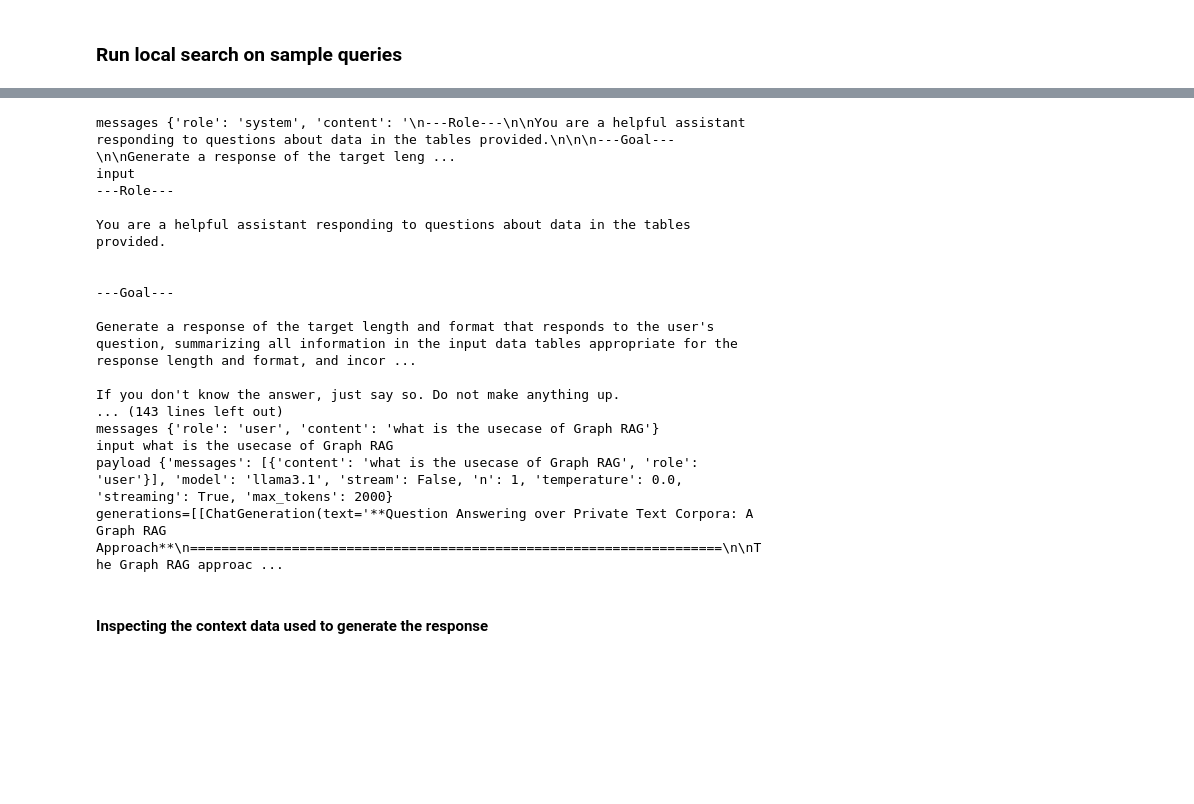
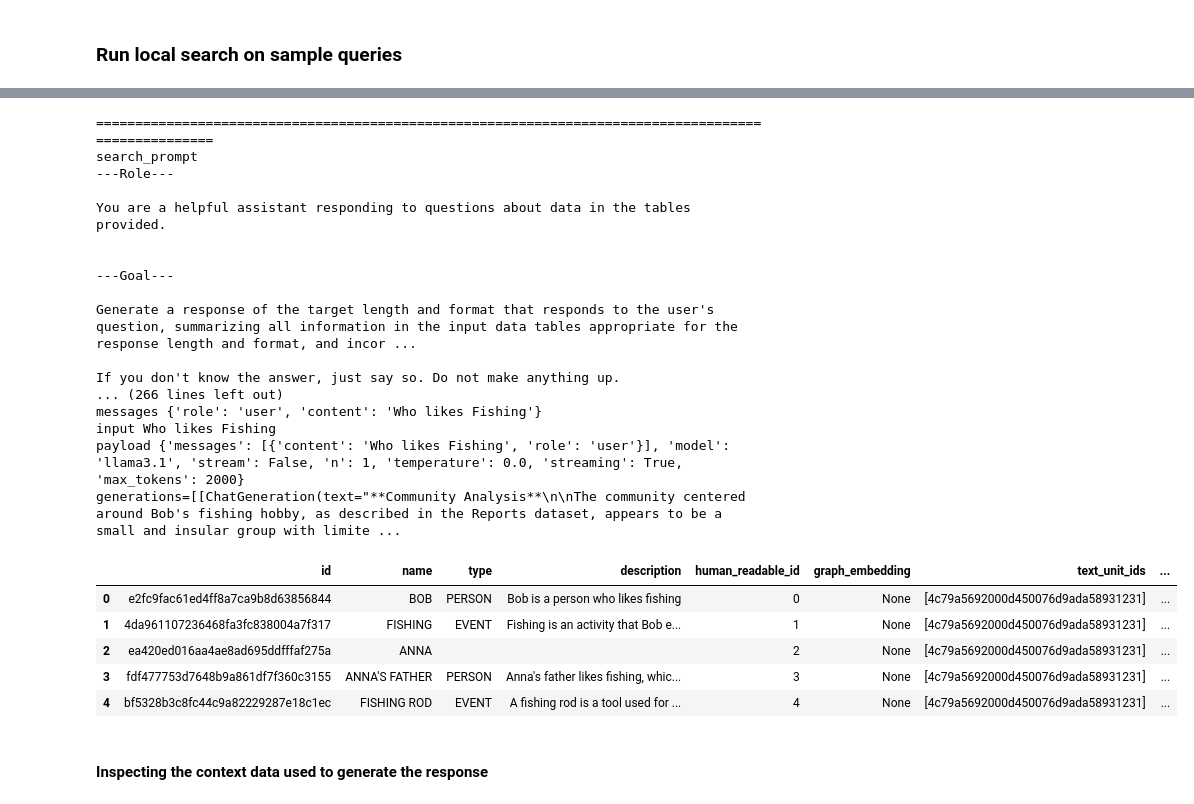
Before and after one commit to luiwie/microsoft_graphrag_local, a Jupyter notebook: examples_notebooks/local_search.ipynb, the cells around one changed output, grey strips where cells are left out. Saved outputs shown, nothing was run; the diff lists cells and outputs as text; code cells hidden in the pictures; blank space fills up the shorter version.

Commit message:
add delimiter and fix embeddings

```diff
--- a/examples_notebooks/local_search.ipynb
+++ b/examples_notebooks/local_search.ipynb
@@ -306,10 +340,10 @@ generations=[[ChatGeneration(text='**Graph RAG Approach: A Scalable Solution for
 # %%
-question = "what is the usecase of Graph RAG"
+question = "Who likes Fishing"
 result = await search_engine.asearch(question)
 print(result.response)
 # %% [output]
-messages {'role': 'system', 'content': '\n---Role---\n\nYou are a helpful assistant responding to questions about data in the tables provided.\n\n\n---Goal---\n\nGenerate a response of the target leng ...
-input
+====================================================================================================
+search_prompt
 ---Role---
 
 You are a helpful assistant responding to questions about data in the tables provided.
@@ -320,11 +354,20 @@ You are a helpful assistant responding to questions about data in the tables pro
 Generate a response of the target length and format that responds to the user's question, summarizing all information in the input data tables appropriate for the response length and format, and incor ...
 
 If you don't know the answer, just say so. Do not make anything up.
-... (143 lines left out)
-messages {'role': 'user', 'content': 'what is the usecase of Graph RAG'}
-input what is the usecase of Graph RAG
-payload {'messages': [{'content': 'what is the usecase of Graph RAG', 'role': 'user'}], 'model': 'llama3.1', 'stream': False, 'n': 1, 'temperature': 0.0, 'streaming': True, 'max_tokens': 2000}
-generations=[[ChatGeneration(text='**Question Answering over Private Text Corpora: A Graph RAG Approach**\n====================================================================\n\nThe Graph RAG approac ...
+... (266 lines left out)
+messages {'role': 'user', 'content': 'Who likes Fishing'}
+input Who likes Fishing
+payload {'messages': [{'content': 'Who likes Fishing', 'role': 'user'}], 'model': 'llama3.1', 'stream': False, 'n': 1, 'temperature': 0.0, 'streaming': True, 'max_tokens': 2000}
+generations=[[ChatGeneration(text="**Community Analysis**\n\nThe community centered around Bob's fishing hobby, as described in the Reports dataset, appears to be a small and insular group with limite ...
+# %%
+entity_embedding_df.head()
+# %% [output]
+|  | id | name | type | description | human_readable_id | graph_embedding | text_unit_ids | ... |
+| 0 | e2fc9fac61ed4ff8a7ca9b8d63856844 | BOB | PERSON | Bob is a person who likes fishing | 0 | None | [4c79a5692000d450076d9ada58931231] | ... |
+| 1 | 4da961107236468fa3fc838004a7f317 | FISHING | EVENT | Fishing is an activity that Bob e... | 1 | None | [4c79a5692000d450076d9ada58931231] | ... |
+| 2 | ea420ed016aa4ae8ad695ddfffaf275a | ANNA |  |  | 2 | None | [4c79a5692000d450076d9ada58931231] | ... |
+| 3 | fdf477753d7648b9a861df7f360c3155 | ANNA'S FATHER | PERSON | Anna's father likes fishing, whic... | 3 | None | [4c79a5692000d450076d9ada58931231] | ... |
+| 4 | bf5328b3c8fc44c9a82229287e18c1ec | FISHING ROD | EVENT | A fishing rod is a tool used for ... | 4 | None | [4c79a5692000d450076d9ada58931231] | ... |
 # %% [markdown]
 #### Inspecting the context data used to generate the response
 # %%
```
Also changed, not shown: parts of 17 cells of this notebook, 16 other files.
